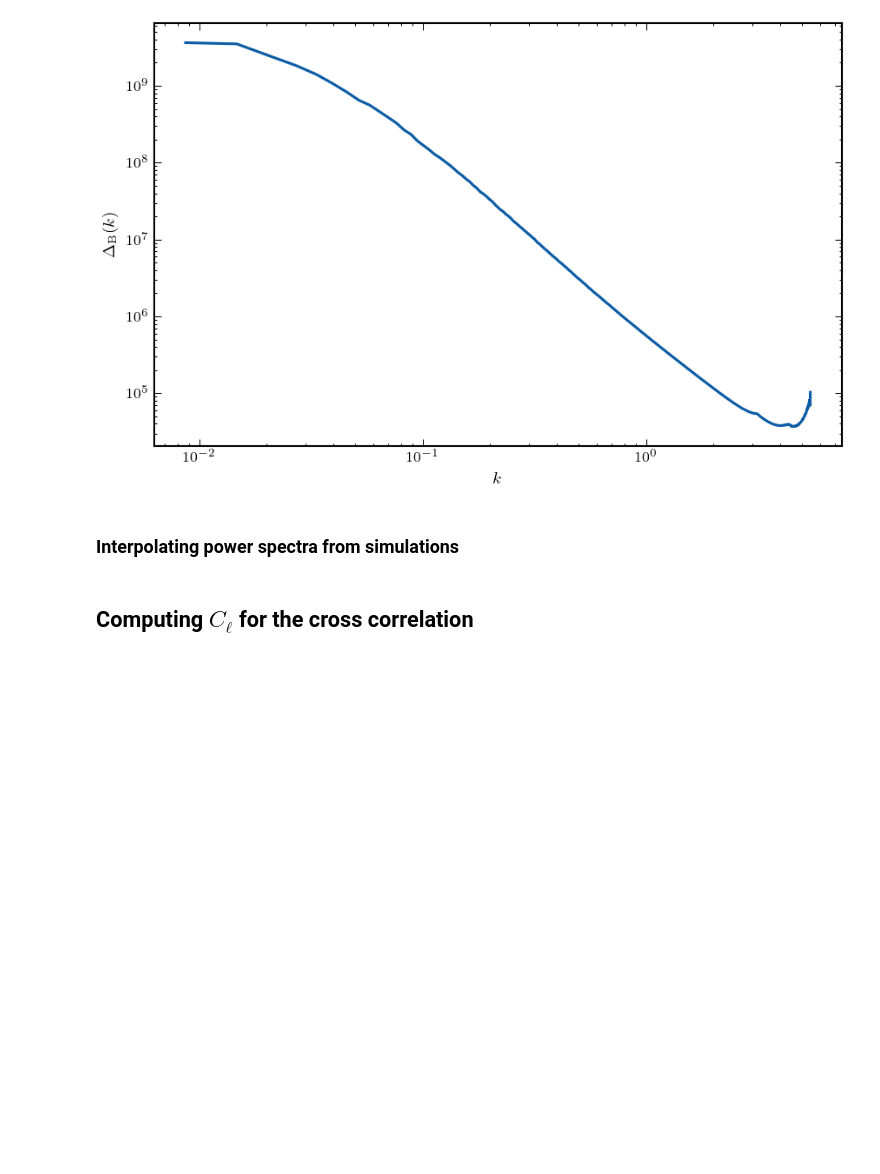
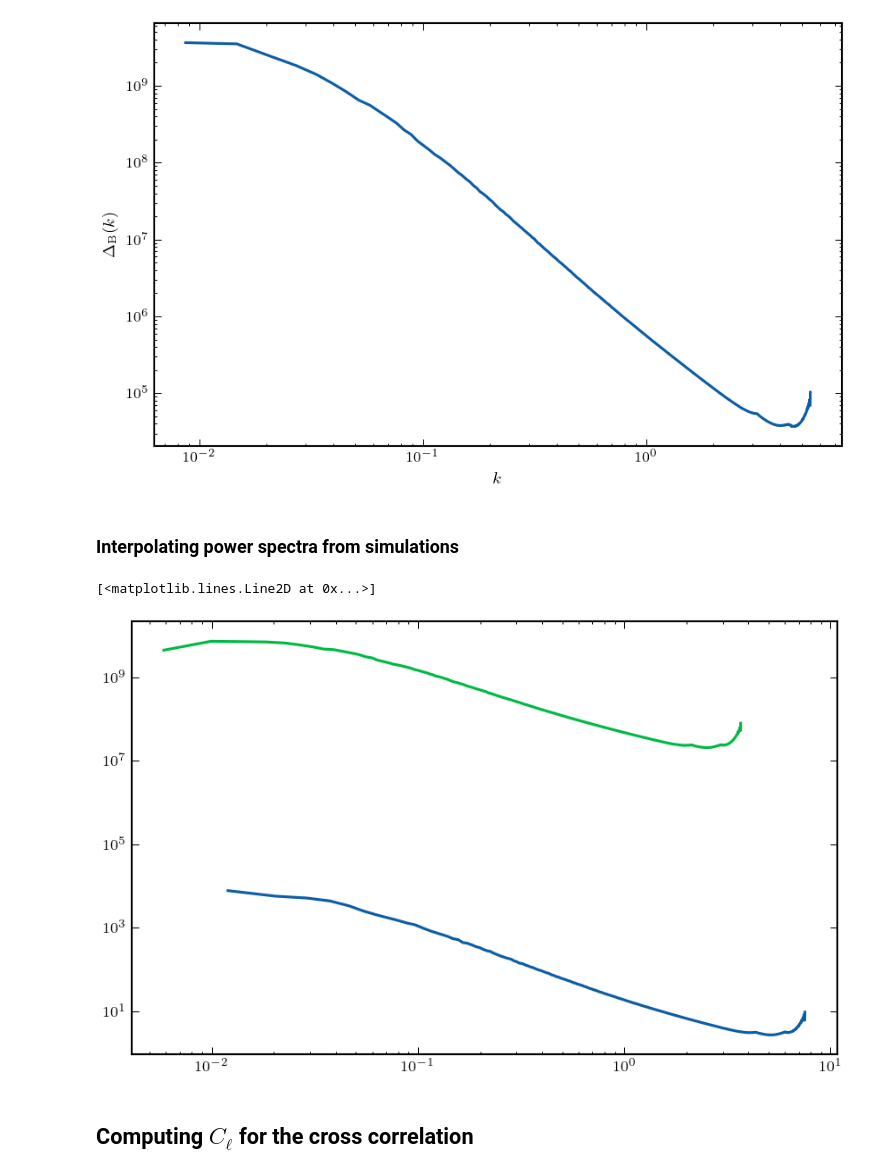
Before and after one commit to vPedreros/gravitomagnetic, a Jupyter notebook: gravitomagnetic.ipynb, the cells around one changed output. Saved outputs shown, nothing was run; the diff lists cells and outputs as text; code cells hidden in the pictures; blank space fills up the shorter version.

```diff
--- a/gravitomagnetic.ipynb
+++ b/gravitomagnetic.ipynb
@@ -542,6 +546,14 @@ def Pk_matter_interp(k):
 
 def Pk_momentum_interp(k):
     return np.exp(Pk_omega_int(np.log(k)))/k**2
+# %%
+fig, ax = plt.subplots()
+
+ax.loglog(k_m, Pk_matter_interp(k_m), label='matter interp')
+ax.loglog(k_q, Pk_momentum_interp(k_q), label='momentum interp')
+# %% [output]
+[<matplotlib.lines.Line2D at 0x...>]
+[figure, added]
 # %% [markdown]
 ## Computing $C_\ell$ for the cross correlation
 # %%
```
Also changed, not shown: parts of 14 cells of this notebook.
